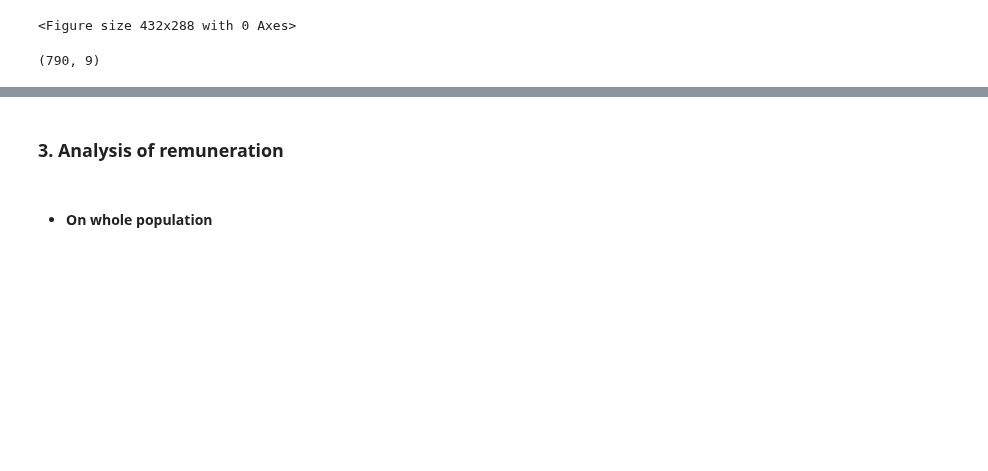
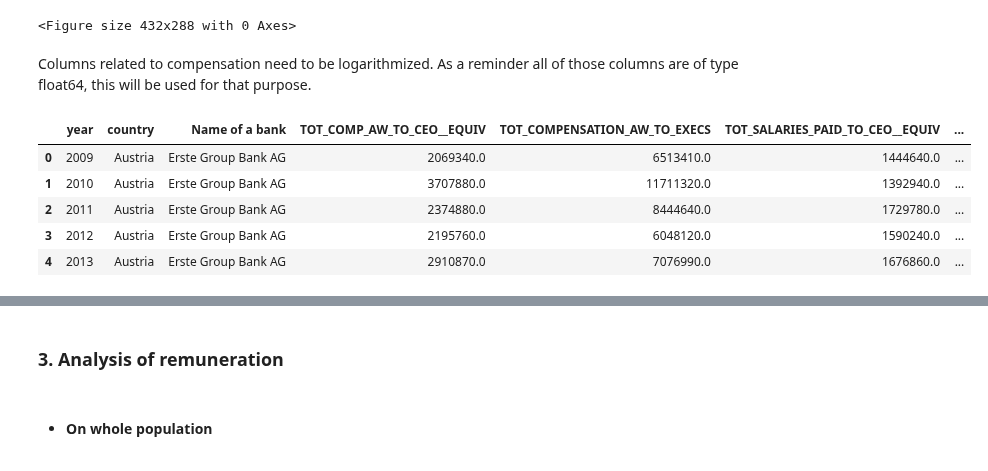
Before and after one commit to maxbranting/Remuneration-Data-Text-Mining, a Jupyter notebook: analysis_presentation.ipynb, the cells around one changed output, grey strips where cells are left out. Drawn from its saved outputs; the diff is of its cells as text; code cells hidden in the pictures; blank space fills up the shorter version.

```diff
--- a/analysis_presentation.ipynb
+++ b/analysis_presentation.ipynb
@@ -174,8 +172,14 @@ display(dfa.iloc[:,3:8].describe().applymap(lambda x: '%.2f'%x))
 | 75% | 2448592.50 | 6852719.50 | 868939.95 | 1372916.75 | ... |
 | max | 44500000.00 | 114300000.00 | 52200000.00 | 44500000.00 | ... |
 <Figure size 432x288 with 0 Axes>
-# %%
-# ln for all remun cols ............
-dfa.shape
-# %% [output]
-(790, 9)
+# %% [markdown]
+Columns related to compensation need to be logarithmized. As a reminder all of those columns are of type float64, this will be used for that purpose.
+# %%
+dfa.head()
+# %% [output]
+|  | year | country | Name of a bank | TOT_COMP_AW_TO_CEO__EQUIV | TOT_COMPENSATION_AW_TO_EXECS | TOT_SALARIES_PAID_TO_CEO__EQUIV | ... |
+| 0 | 2009 | Austria | Erste Group Bank AG | 2069340.0 | 6513410.0 | 1444640.0 | ... |
+| 1 | 2010 | Austria | Erste Group Bank AG | 3707880.0 | 11711320.0 | 1392940.0 | ... |
+| 2 | 2011 | Austria | Erste Group Bank AG | 2374880.0 | 8444640.0 | 1729780.0 | ... |
+| 3 | 2012 | Austria | Erste Group Bank AG | 2195760.0 | 6048120.0 | 1590240.0 | ... |
+| 4 | 2013 | Austria | Erste Group Bank AG | 2910870.0 | 7076990.0 | 1676860.0 | ... |
```
Also changed, not shown: parts of 5 cells of this notebook.
